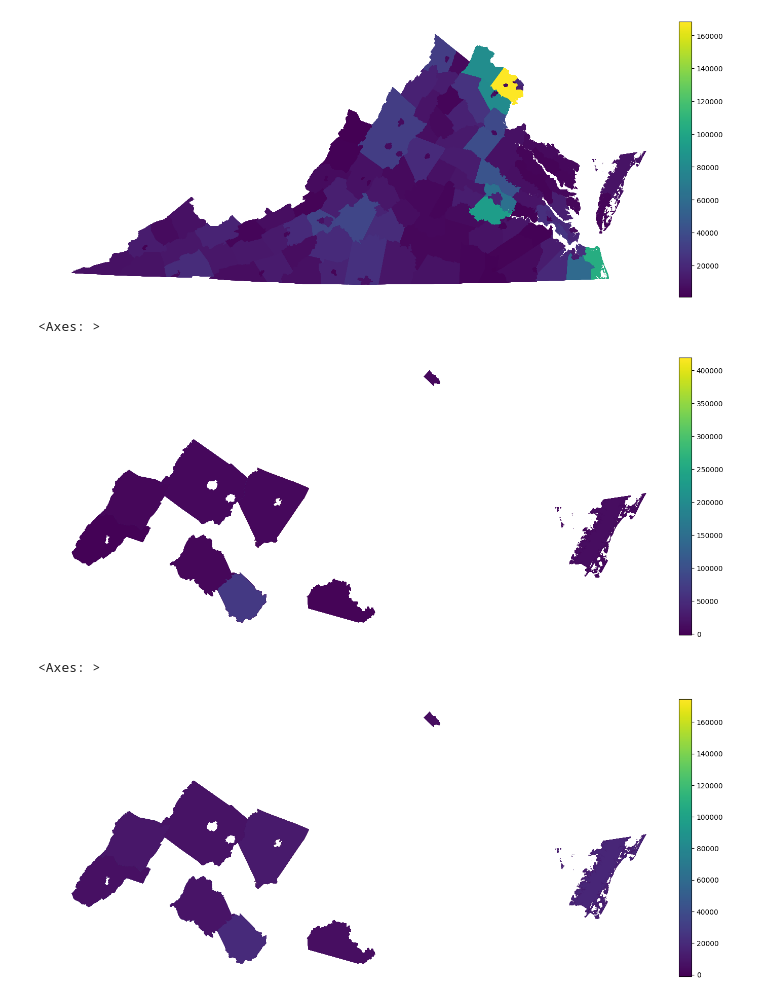
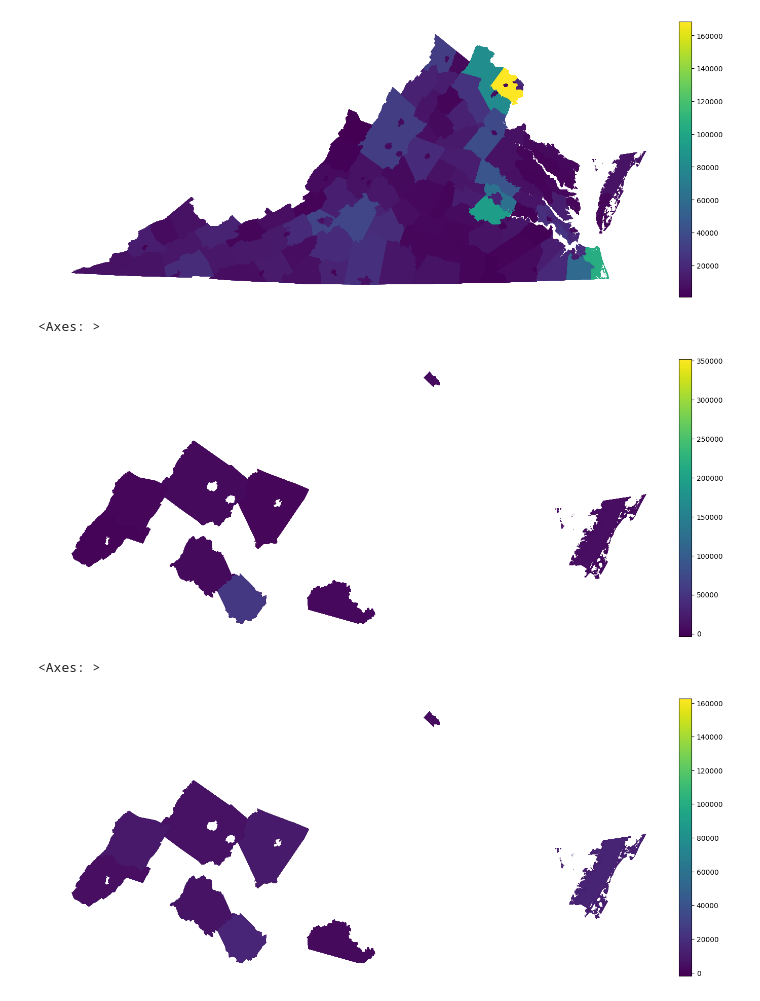
Before and after one commit to awhitehouse1/project_voting, a Jupyter notebook: Model_Project_Voting.ipynb, the cells around one changed output. Saved outputs shown, nothing was run; the diff lists cells and outputs as text; code cells hidden in the pictures.

```diff
--- a/Model_Project_Voting.ipynb
+++ b/Model_Project_Voting.ipynb
@@ -252,0 +292,20 @@ Tried VA plots but not enough 2024 data
+# %%
+# Merge 2016 and 2020 data with df
+df = df.merge(Rvotes_2016, left_on='FIPS_left', right_on='county_fips', suffixes=('_2024', '_2016'))
+df = df.merge(Dvotes_2016, left_on='FIPS_left', right_on='county_fips', suffixes=('_2024', '_2016'))
+df = df.merge(Rvotes, left_on='FIPS_left', right_on='county_fips', suffixes=('_2024', '_2020'))
+df = df.merge(Dvotes, left_on='FIPS_left', right_on='county_fips', suffixes=('_2024', '_2020'))
+# %%
+# Predict 2024 votes using the 2020 model
+y_pred_numeric_2024_2020 = linear_reg_numeric_2020.predict(X_numeric)
+predicted_votes_2024_2020 = pd.DataFrame(y_pred_numeric_2024_2020, columns=['Dem_2024_2020', 'Repub_2024_2020'])
+
+# Predict 2024 votes using the 2016 model
+y_pred_numeric_2024_2016 = linear_reg_numeric_2016.predict(X_numeric)
+predicted_votes_2024_2016 = pd.DataFrame(y_pred_numeric_2024_2016, columns=['Dem_2024_2016', 'Repub_2024_2016'])
+# %%
+df = pd.concat([df, predicted_votes_2024_2020, predicted_votes_2024_2016], axis=1)
+# %%
+# Calculate vote difference for each model
+df['vote_difference_2024_2020'] = df['Dem_2024_2020'] - df['Repub_2024_2020']
+df['vote_difference_2024_2016'] = df['Dem_2024_2016'] - df['Repub_2024_2016']
@@ -276,17 +406,17 @@ ax = fig.add_axes([0, 0, 2, 2])
 divider = make_axes_locatable(ax)
 ax.axis('off')
 cax = divider.append_axes("right", size="2%", pad=0.08)
-df.plot(ax=ax,column='Dem_2024',legend=True,cax=cax)
+df.plot(ax=ax,column='Dem_2024_2016',legend=True,cax=cax)
 # %% [output]
 <Axes: >
-[figure, old version]
+[figure, new version]
 # %%
 fig = plt.figure()
 ax = fig.add_axes([0, 0, 2, 2])
 divider = make_axes_locatable(ax)
 ax.axis('off')
 cax = divider.append_axes("right", size="2%", pad=0.08)
-df.plot(ax=ax,column='Repub_2024',legend=True,cax=cax)
+df.plot(ax=ax,column='Repub_2024_2016',legend=True,cax=cax)
 # %% [output]
 <Axes: >
-[figure, old version]
+[figure, new version]
```
Also changed, not shown: parts of 45 cells of this notebook.
